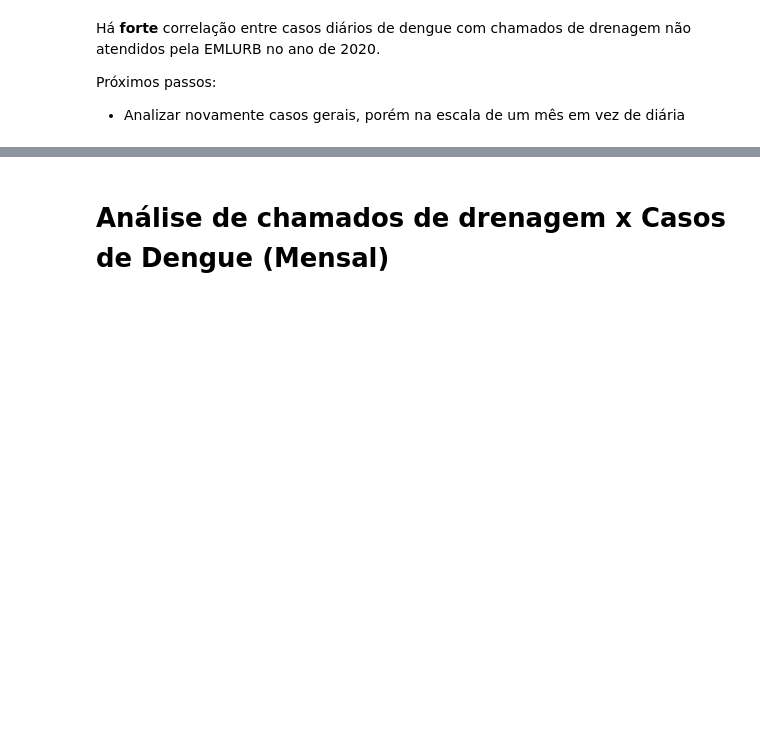
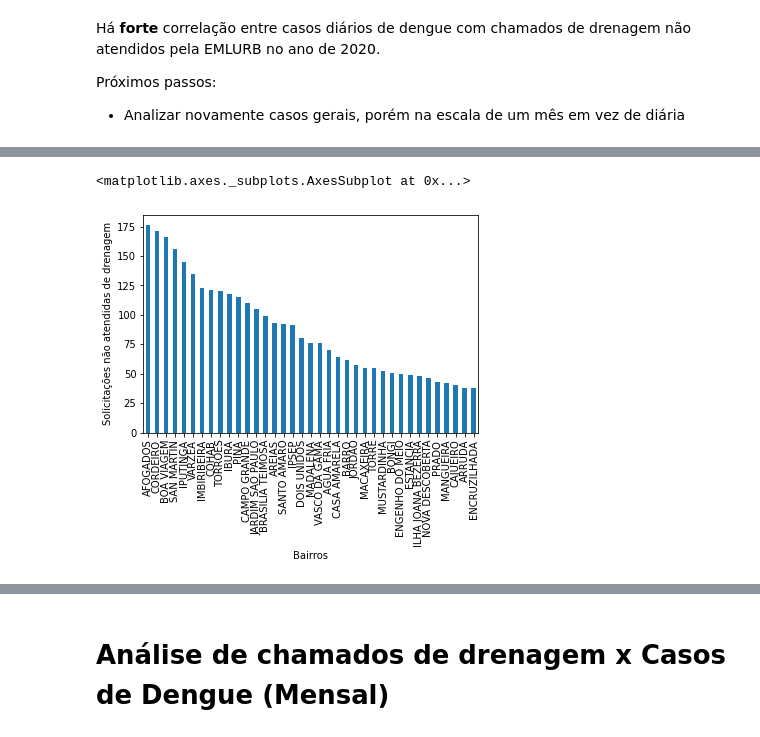
Before and after one commit to HiagoAD/GDI2, a Jupyter notebook: Project_1.ipynb, the cells around one changed output, grey strips where cells are left out. Saved outputs shown, nothing was run; the diff lists cells and outputs as text; code cells hidden in the pictures; blank space fills up the shorter version.

```diff
--- a/Project_1.ipynb
+++ b/Project_1.ipynb
@@ -189,0 +131,8 @@ Próximos passos:
+# %%
+# Análise para Solicitações não atendidas de drenagem x Bairros (para mais de 35 chamados não atendidos)
+
+emlurb_filter = emlurb_data.groupby("BAIRRO").filter(lambda x: len(x) > 35)
+emlurb_filter['BAIRRO'].value_counts().plot(kind='bar', ylabel='Solicitações não atendidas de drenagem', xlabel='Bairros')
+# %% [output]
+<matplotlib.axes._subplots.AxesSubplot at 0x...>
+[figure, added]
```
Also changed, not shown: parts of 23 cells of this notebook.
